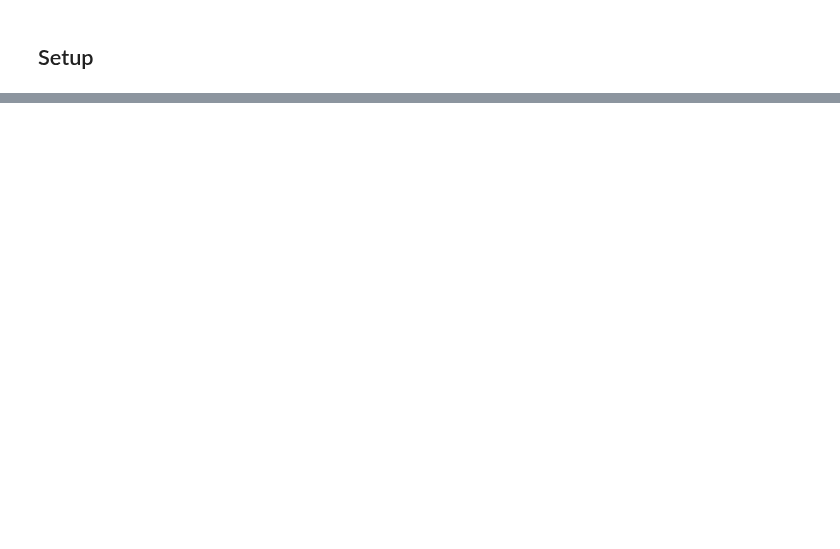
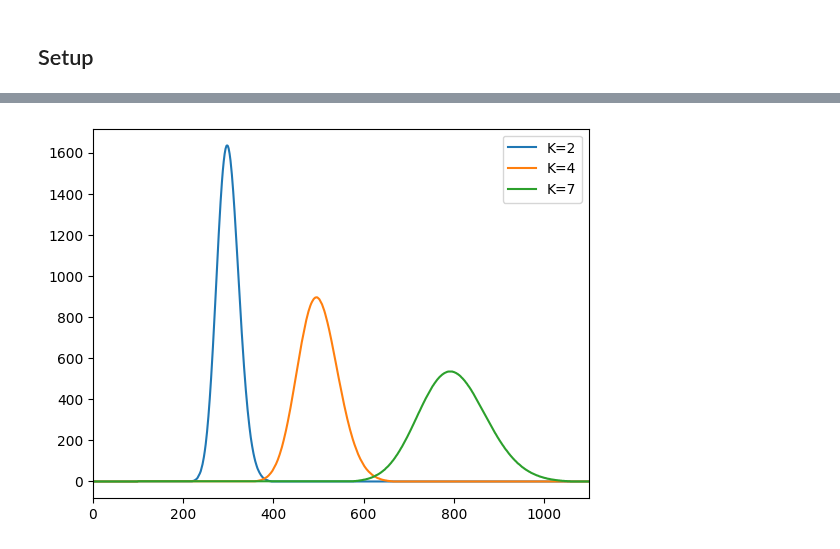
Before and after one commit to micabo/Chromatograpy, a Jupyter notebook: simulate-chromatography.ipynb, the cells around one changed output, grey strips where cells are left out. Saved outputs shown, nothing was run; the diff lists cells and outputs as text; code cells hidden in the pictures; blank space fills up the shorter version.

```diff
--- a/simulate-chromatography.ipynb
+++ b/simulate-chromatography.ipynb
@@ -88,0 +90,35 @@ HBox(children=(IntSlider(value=100, description='Number of Cells', max=500, min=
+# %%
+# Define parameters
+n_cells = 100
+n_steps = 1100
+n_molecules = [100_000, 100_000, 100_000]
+K = [2, 4, 7]
+
+# Reformat K to a fractional entity
+frac_bound = [k / (1 + k) for k in K]
+
+# Initial state (zero everywhere)
+stationary_phase = [np.zeros(n_cells) for _ in K]
+mobile_phase = [np.zeros(n_cells + n_steps) for _ in K]
+
+# Loading of mobile phase in cell just before the stationary phase
+for compound, n_mol in enumerate(n_molecules):
+    mobile_phase[compound][n_cells] = n_mol
+
+for step in range(1, n_steps + 1):
+    # Equilibration
+    for cell in range(n_cells):
+        for compound, frac in enumerate(frac_bound):
+            n_tot = stationary_phase[compound][cell] + mobile_phase[compound][cell + step]
+            n_bound = np.floor(n_tot * frac)
+            n_free = n_tot - n_bound
+            stationary_phase[compound][cell] = n_bound
+            mobile_phase[compound][cell + step] = n_free
+
+for mp in mobile_phase:
+    plt.plot(mp)
+plt.xlim(0, n_steps)
+plt.legend([f'K={k}' for k in K])
+plt.show()
+# %% [output]
+[figure, added]
```
Also changed, not shown: parts of 12 cells of this notebook, 2 other files.
